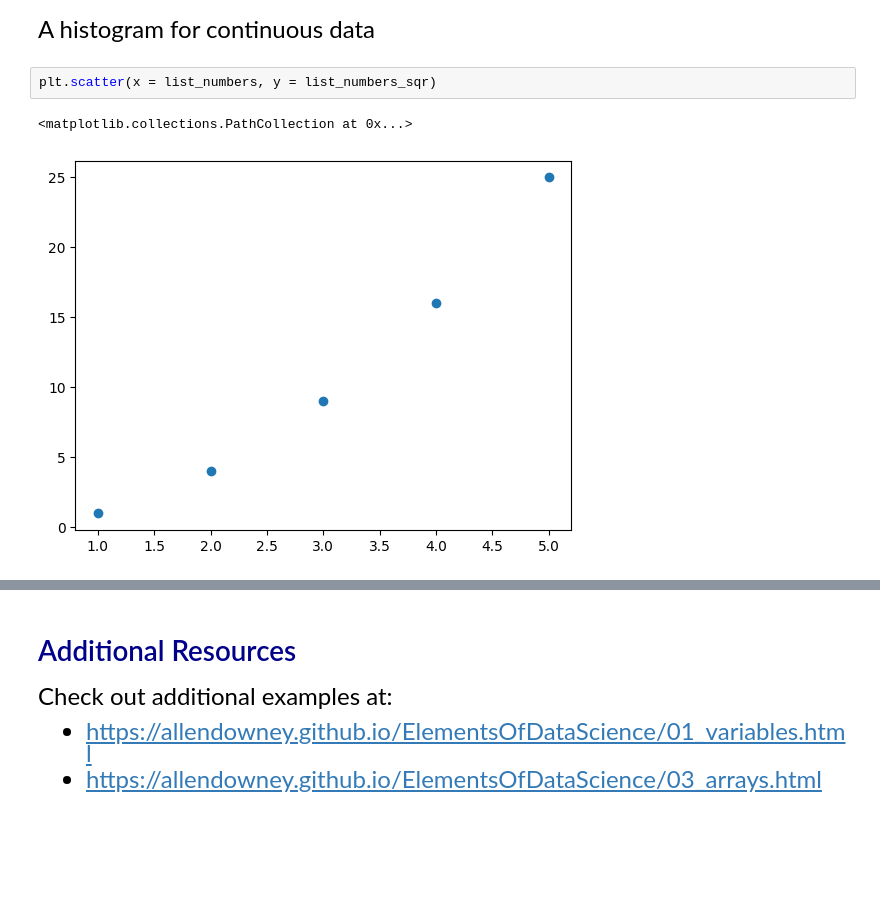
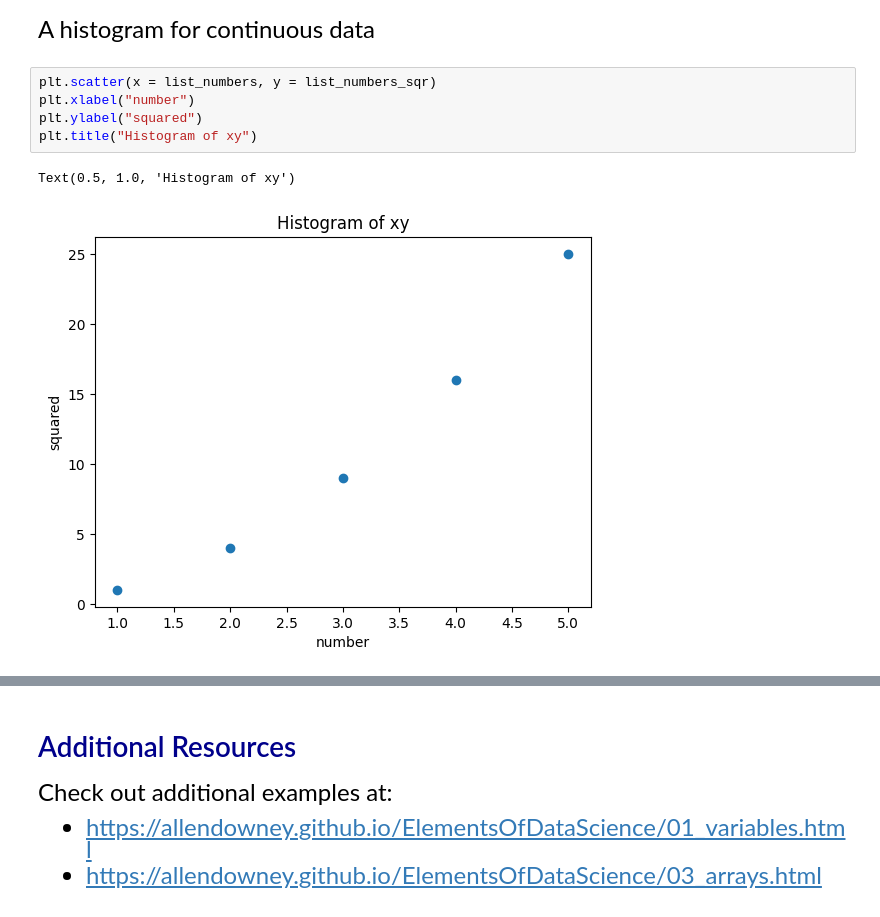
Before and after one commit to JasmineLiu2026/emoryqtm151, a Jupyter notebook: Lecture 02/Lecture 2.ipynb, the cells around one changed output, grey strips where cells are left out. Drawn from its saved outputs; the diff is of its cells as text; blank space fills up the shorter version.

```diff
--- a/Lecture 02/Lecture 2.ipynb
+++ b/Lecture 02/Lecture 2.ipynb
@@ -191,8 +203,11 @@ plt.hist(x= list_colors)
 A histogram for continuous data
 # %%
 plt.scatter(x = list_numbers, y = list_numbers_sqr)
+plt.xlabel("number")
+plt.ylabel("squared")
+plt.title("Histogram of xy")
 # %% [output]
-<matplotlib.collections.PathCollection at 0x...>
+Text(0.5, 1.0, 'Histogram of xy')
-[figure, old version]
+[figure, new version]
 # %%
 # Create a list with numbers, then create your own scatter plot
```
Also changed, not shown: parts of 6 cells of this notebook.
